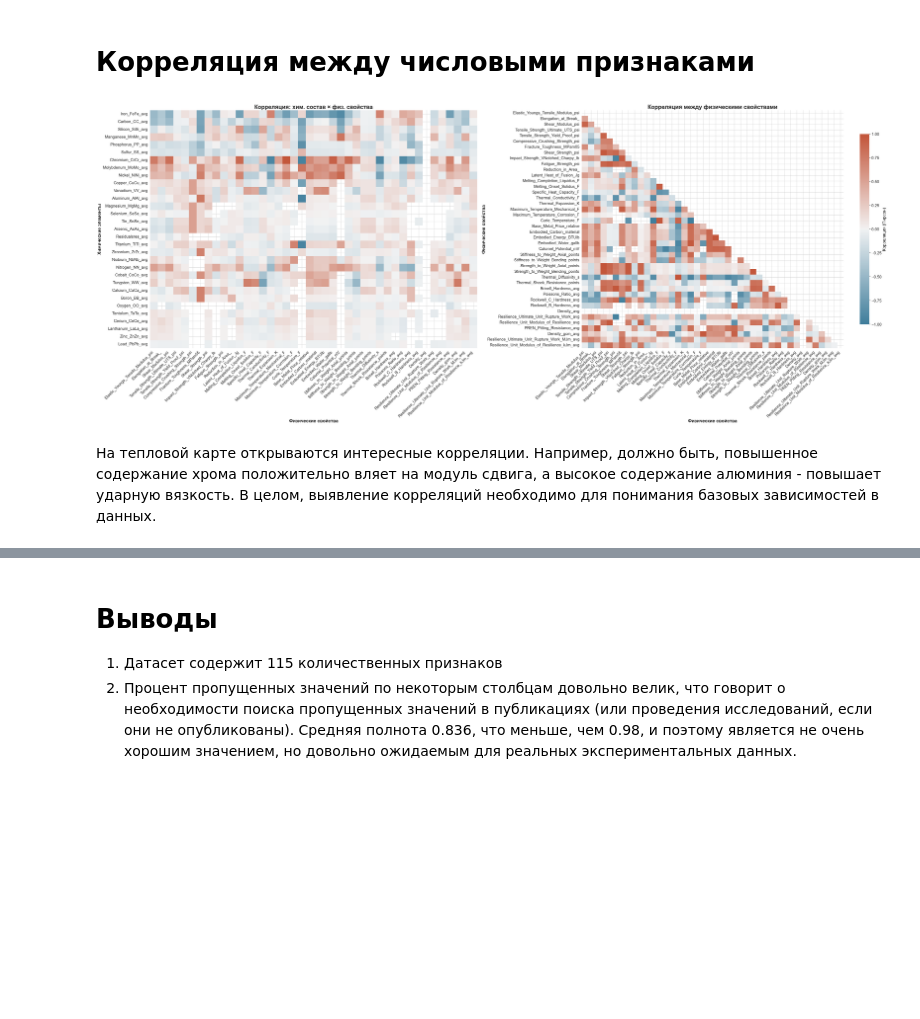
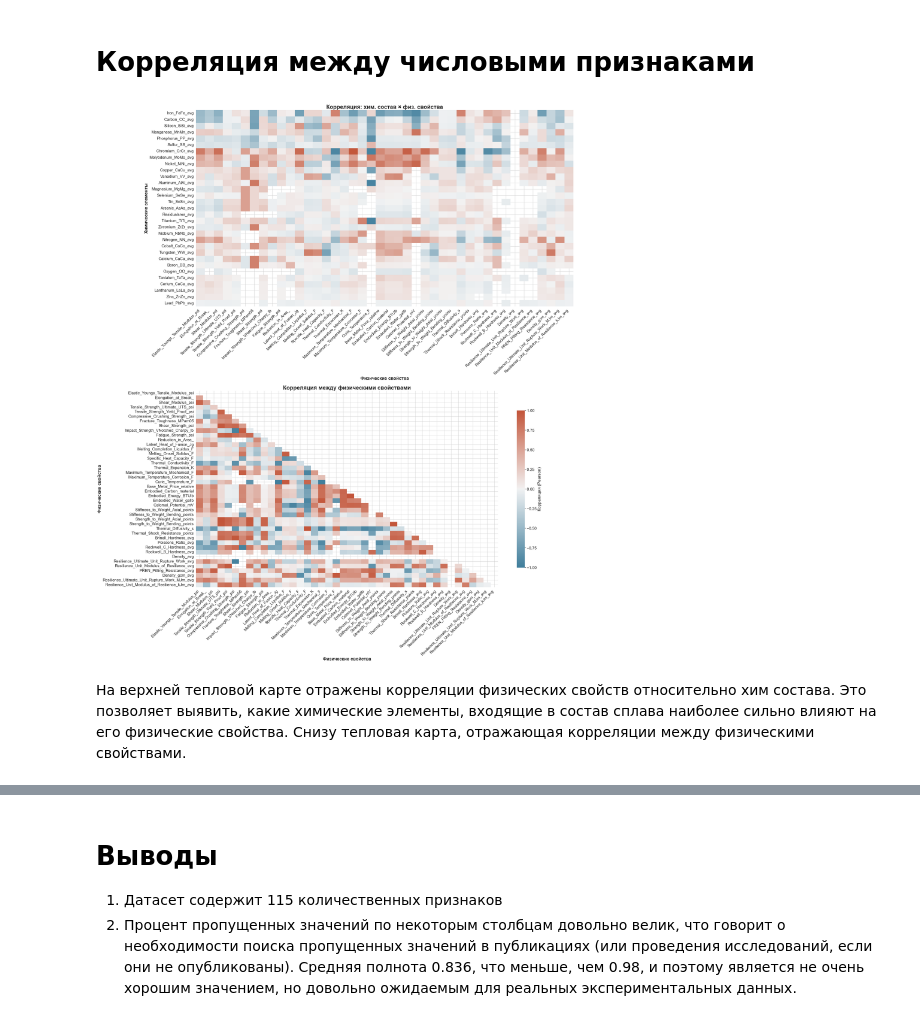
Before and after one commit to stnvaaa-a11y/Engineering-Data-Management, a Jupyter notebook: notebooks/EDA.ipynb, the cells around one changed output, grey strips where cells are left out. Drawn from its saved outputs; the diff is of its cells as text; code cells hidden in the pictures; blank space fills up the shorter version.

```diff
--- a/notebooks/EDA.ipynb
+++ b/notebooks/EDA.ipynb
@@ -391,67 +391,66 @@ def plot_correlation_maps(
     method: str = "pearson",
     annotate: bool = False,
     mask_upper_phys: bool = True,
-    figsize: tuple = (50, 20)
+    figsize: tuple = (30, 35),
+    hspace: float = 0.25         # параметр для управления вертикальным зазором
 ):
-
-    # Две карты корреляций на одной фигуре: слева: хим. состав * физ. свойства, справа: корреляции между физическими свойствами
 
     sns.set_theme(style="whitegrid", font_scale=1.6)
 
-    # Общая корреляционная матрица и нужные срезы
+    # Общая корреляционная матрица и срезы
     all_cols = list(chem_cols) + list(phys_cols)
     corr_all = df_clean[all_cols].corr(numeric_only=True, method=method)
     corr_chem_phys = corr_all.loc[chem_cols, phys_cols]
     corr_phys_phys = corr_all.loc[phys_cols, phys_cols]
 
-
+    # Палитра
     cmap = sns.diverging_palette(230, 20, as_cmap=True)
 
+    fig, axes = plt.subplots(nrows=2, ncols=1, figsize=figsize)
+    fig.subplots_adjust(hspace=hspace)
 
-    fig, axes = plt.subplots(1, 2, figsize=figsize)
-
-    # Левый график: chem*phys
-    ax_left = axes[0]
+    # Верхний график хим состав*физ сво-во
+    ax_top = axes[0]
     sns.heatmap(
         corr_chem_phys,
-        ax=ax_left,
+        ax=ax_top,
         cmap=cmap,
         vmin=-1, vmax=1, center=0,
         annot=annotate,
         fmt=".2f" if annotate else "",
         cbar=False
     )
-    ax_left.set_title("Корреляция: хим. состав × физ. свойства", fontsize=25, fontweight="bold")
-    ax_left.set_xlabel("Физические свойства", fontsize=20, fontweight="bold")
-    ax_left.set_ylabel("Химические элементы", fontsize=20, fontweight="bold")
-    plt.setp(ax_left.get_xticklabels(), rotation=45, ha="right")
-    plt.setp(ax_left.get_yticklabels(), rotation=0)
+    ax_top.set_title("Корреляция: хим. состав × физ. свойства", fontsize=25, fontweight="bold")
+    ax_top.set_xlabel("Физические свойства", fontsize=20, fontweight="bold")
+    ax_top.set_ylabel("Химические элементы", fontsize=20, fontweight="bold")
+    plt.setp(ax_top.get_xticklabels(), rotation=45, ha="right")
+    plt.setp(ax_top.get_yticklabels(), rotation=0)
 
-    # Правая панель: phys*phys
-    ax_right = axes[1]
+    # Нижний график физ св-во*физ св-во
+    ax_bottom = axes[1]
     mask = np.triu(np.ones_like(corr_phys_phys, dtype=bool)) if (mask_upper_phys and corr_phys_phys.shape[0] >= 2) else None
     sns.heatmap(
         corr_phys_phys,
-        ax=ax_right,
+        ax=ax_bottom,
         cmap=cmap,
         vmin=-1, vmax=1, center=0,
         annot=annotate,
         fmt=".2f" if annotate else "",
         mask=mask,
         cbar=True,
-        cbar_kws={"shrink": 0.8, "label": "Корреляция (Пирсон)"}
+        cbar_kws={"shrink": 0.8, "label": f"Корреляция ({method.title()})"}
     )
-    ax_right.set_title("Корреляция между физическими свойствами", fontsize=25, fontweight="bold")
-    ax_right.set_xlabel("Физические свойства", fontsize=20, fontweight="bold")
-    ax_right.set_ylabel("Физические свойства", fontsize=20, fontweight="bold")
-    plt.setp(ax_right.get_xticklabels(), rotation=45, ha="right")
-    plt.setp(ax_right.get_yticklabels(), rotation=0)
+    ax_bottom.set_title("Корреляция между физическими свойствами", fontsize=25, fontweight="bold")
+    ax_bottom.set_xlabel("Физические свойства", fontsize=20, fontweight="bold")
+    ax_bottom.set_ylabel("Физические свойства", fontsize=20, fontweight="bold")
+    plt.setp(ax_bottom.get_xticklabels(), rotation=45, ha="right")
+    plt.setp(ax_bottom.get_yticklabels(), rotation=0)
 
     plt.tight_layout()
     plt.show()
 
-plot_correlation_maps(df_clean, phys_cols, chem_cols, method="pearson", annotate=False, mask_upper_phys=True, figsize=(50, 20))
+plot_correlation_maps(df_clean, phys_cols, chem_cols, method="pearson", annotate=False, mask_upper_phys=True, figsize=(30, 35))
 # %% [output]
-[figure, old version]
+[figure, new version]
 # %% [markdown]
-На тепловой карте открываются интересные корреляции. Например, должно быть, повышенное содержание хрома положительно вляет на модуль сдвига, а высокое содержание алюминия - повышает ударную вязкость. В целом, выявление корреляций необходимо для понимания базовых зависимостей в данных.
+На верхней тепловой карте отражены корреляции физических свойств относительно хим состава. Это позволяет выявить, какие химические элементы, входящие в состав сплава наиболее сильно влияют на его физические свойства. Снизу тепловая карта, отражающая корреляции между физическими свойствами.
```
Also changed, not shown: parts of 1 cell of this notebook.
